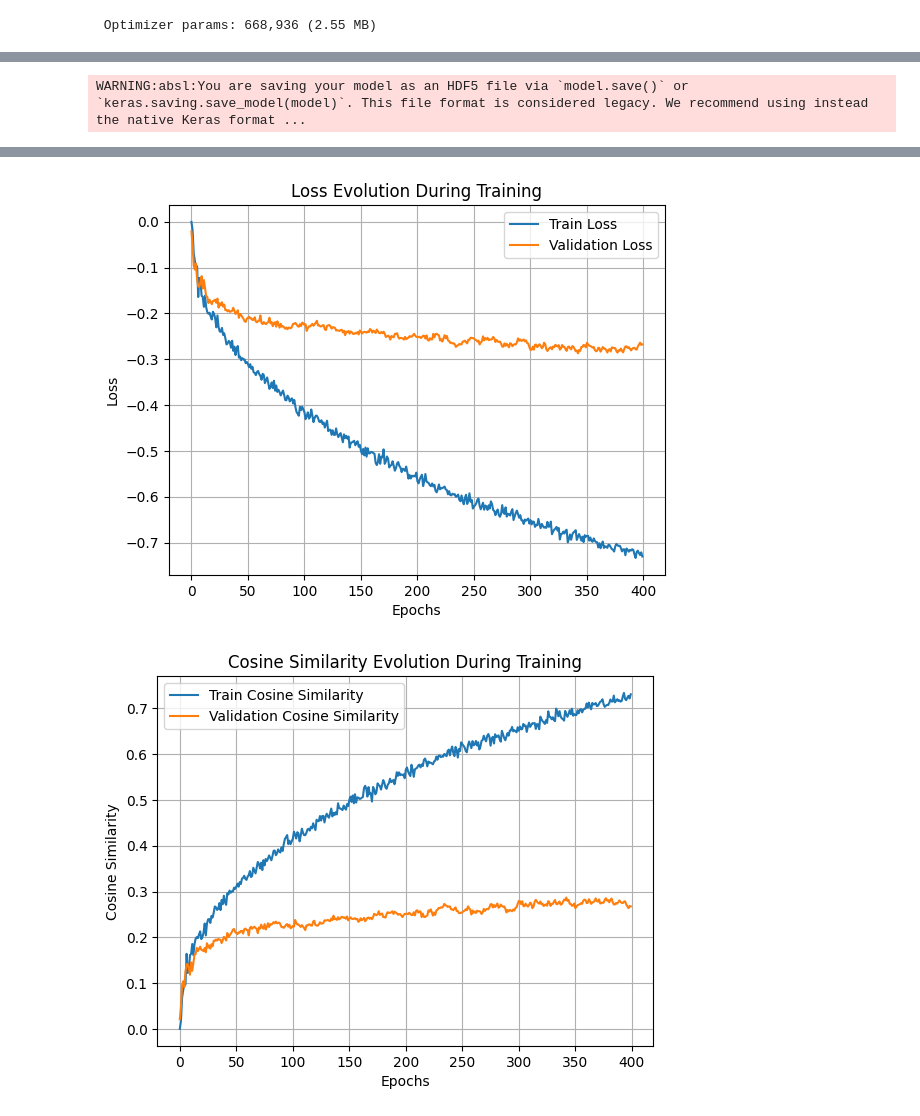
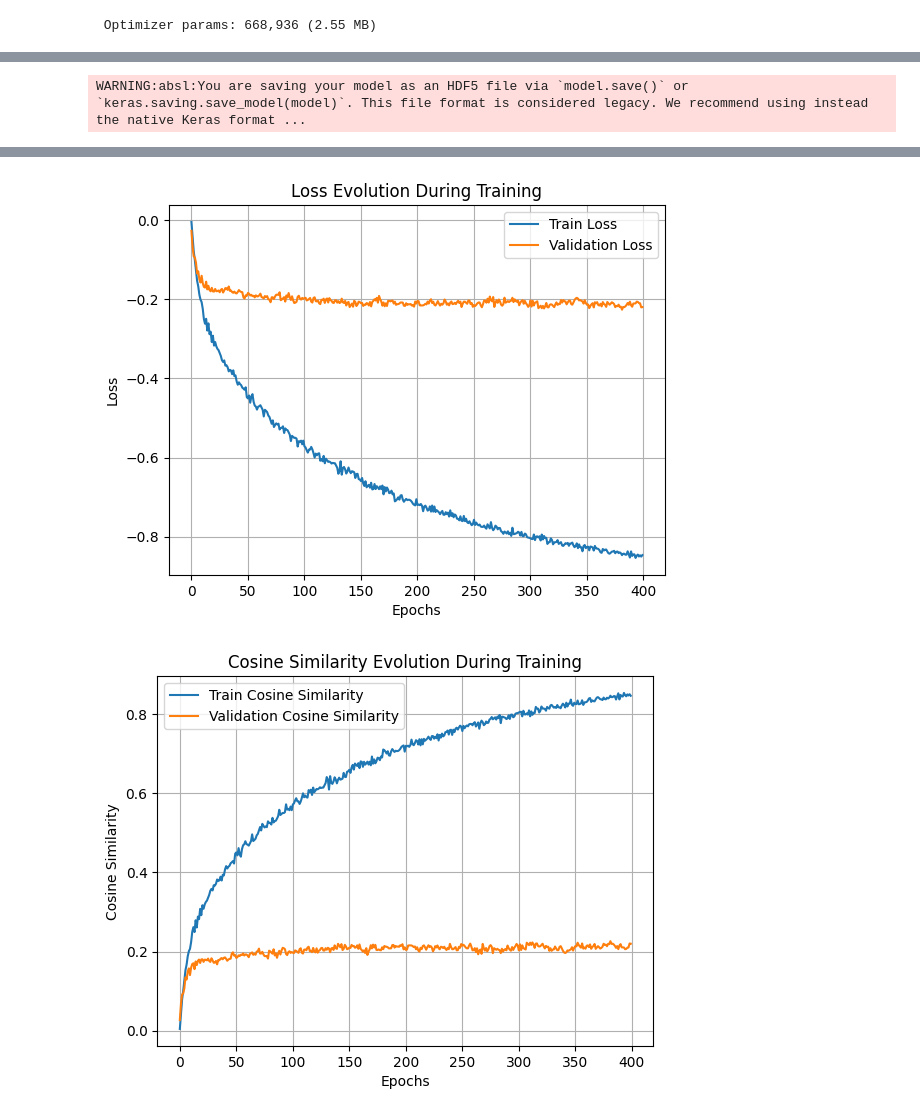
Before and after one commit to PHYS549/group_project_2025, a Jupyter notebook: demo/fermi_position_predictor.ipynb, the cells around one changed output, grey strips where cells are left out. Drawn from its saved outputs; the diff is of its cells as text; code cells hidden in the pictures.

Commit message:
Change learning_rate, dropout_loss, and train without different datasets

```diff
--- a/demo/fermi_position_predictor.ipynb
+++ b/demo/fermi_position_predictor.ipynb
@@ -194,19 +203,20 @@ input_columns = TRIG_columns + PH_CNT_columns # No Spacecraft Orientation
 X_scaled, X_train_scaled, X_test_scaled, y, y_train, y_test = process_data(fermi_data, input_columns)
 # %%
 # Define model with Dropout
+Dropout_rate = 0.05
 model_without_orientation = Sequential([
     Dense(128, input_dim=X_train_scaled.shape[1], activation='relu'),
-    Dropout(0.3),
+    Dropout(Dropout_rate),
     Dense(512, activation='relu'),
-    Dropout(0.3),
+    Dropout(Dropout_rate),
     Dense(512, activation='relu'),
-    Dropout(0.3),
+    Dropout(Dropout_rate),
     Dense(3, activation=None),  # Output layer, no activation
 ])
 
 # Compile model
 model_without_orientation.compile(
-    optimizer=Adam(learning_rate=0.0001),
+    optimizer=Adam(learning_rate=0.00002),
     loss=cosine_similarity_loss,
     metrics=[CosineSimilarity(name='cosine_similarity')]
 )
@@ -223,6 +233,6 @@ model_without_orientation_path = "model_without_orientation.h5"
 model_without_orientation.save(model_without_orientation_path)
 print(f"Model trained and saved as {model_without_orientation_path}")
 
-evaluate_model_and_plot_accurracy(model_without_orientation, history_without_orientation, X_test_scaled, y_test)
+train_acc_no_ori, val_acc_no_ori = evaluate_model_and_plot_accurracy(model_without_orientation, history_without_orientation, X_test_scaled, y_test)
 # %% [output]
 Epoch 1/400
@@ -253,3 +263,3 @@ Standard deviation of norms: 1.2120491
-[figure, old version]
+[figure, new version]
-[figure, old version]
+[figure, new version]
 # %%
```
Also changed, not shown: parts of 17 cells of this notebook, 1 other file.
